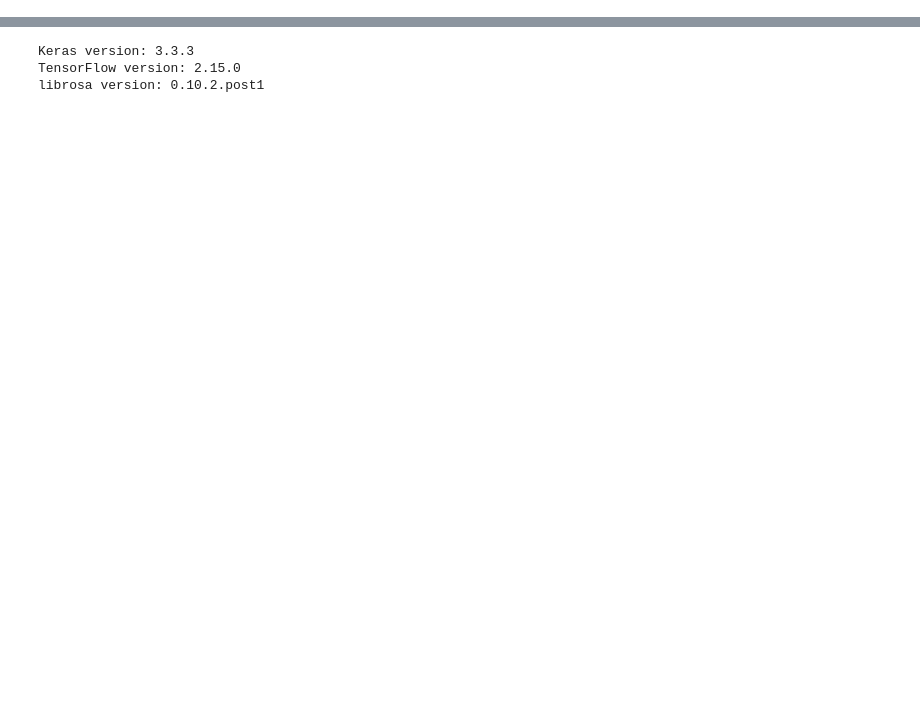
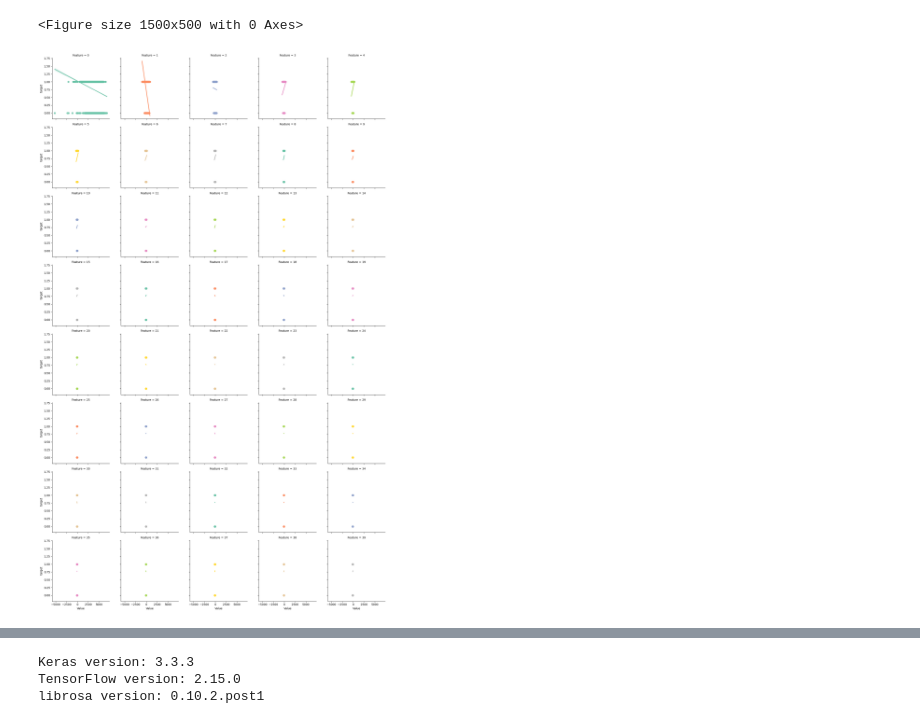
Before and after one commit to zakaria409/Audio_DeepFake_Detection, a Jupyter notebook: development.ipynb, the cells around one changed output, grey strips where cells are left out. Saved outputs shown, nothing was run; the diff lists cells and outputs as text; code cells hidden in the pictures; blank space fills up the shorter version.

```diff
--- a/development.ipynb
+++ b/development.ipynb
@@ -1214,0 +106,11 @@ model.save("/kaggle/working/U-Net.h5")
+# %%
+# Reshape back to (36502, 40)
+X_reduced = X_pca.reshape(36502, 40)
+
+# Convert to DataFrame
+df_X = pd.DataFrame(X_reduced)
+df_y = pd.DataFrame(y, columns=['target'])
+
+# Concatenate X and y
+df = pd.concat([df_X, df_y], axis=1)
+df.head()
@@ -1214,0 +125,28 @@ model.save("/kaggle/working/U-Net.h5")
+# %%
+import seaborn as sns
+import matplotlib.pyplot as plt
+
+
+# Create DataFrame
+df_X = pd.DataFrame(X_reduced)
+df_X['target'] = y  # Add target column
+
+# Melt DataFrame to make it long-form for Seaborn
+df_melted = df_X.melt(id_vars=['target'], var_name="Feature", value_name="Value")
+
+# Plot
+plt.figure(figsize=(15, 5))
+ax = sns.lmplot(x="Value", y="target",
+                height=3.5,
+                col="Feature",  # Create separate plots for each feature
+                col_wrap=5,
+                hue="Feature",
+                palette="Set2",
+                data=df_melted)
+
+# Adjust spacing
+ax.fig.subplots_adjust(wspace=.2)
+plt.show()
+# %% [output]
+<Figure size 1500x500 with 0 Axes>
+[figure, added]
```
Also changed, not shown: parts of 84 cells of this notebook.
